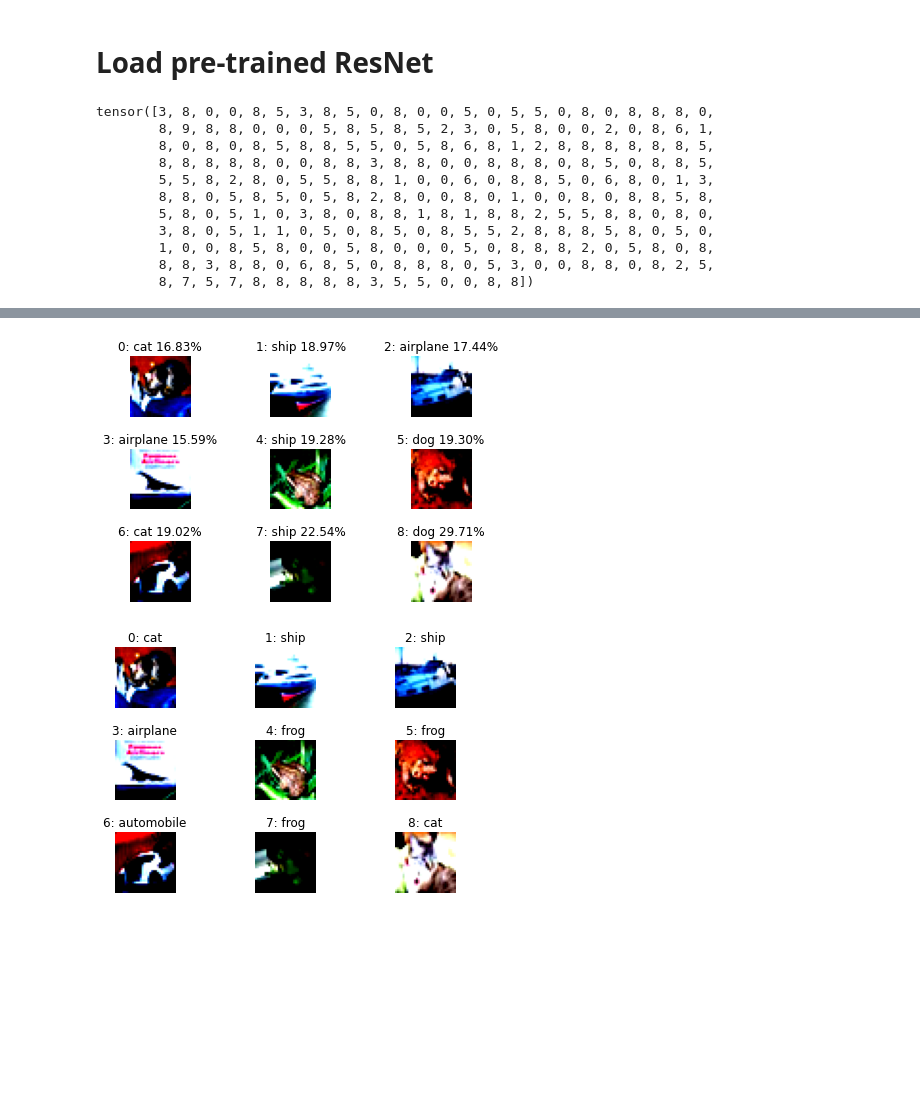
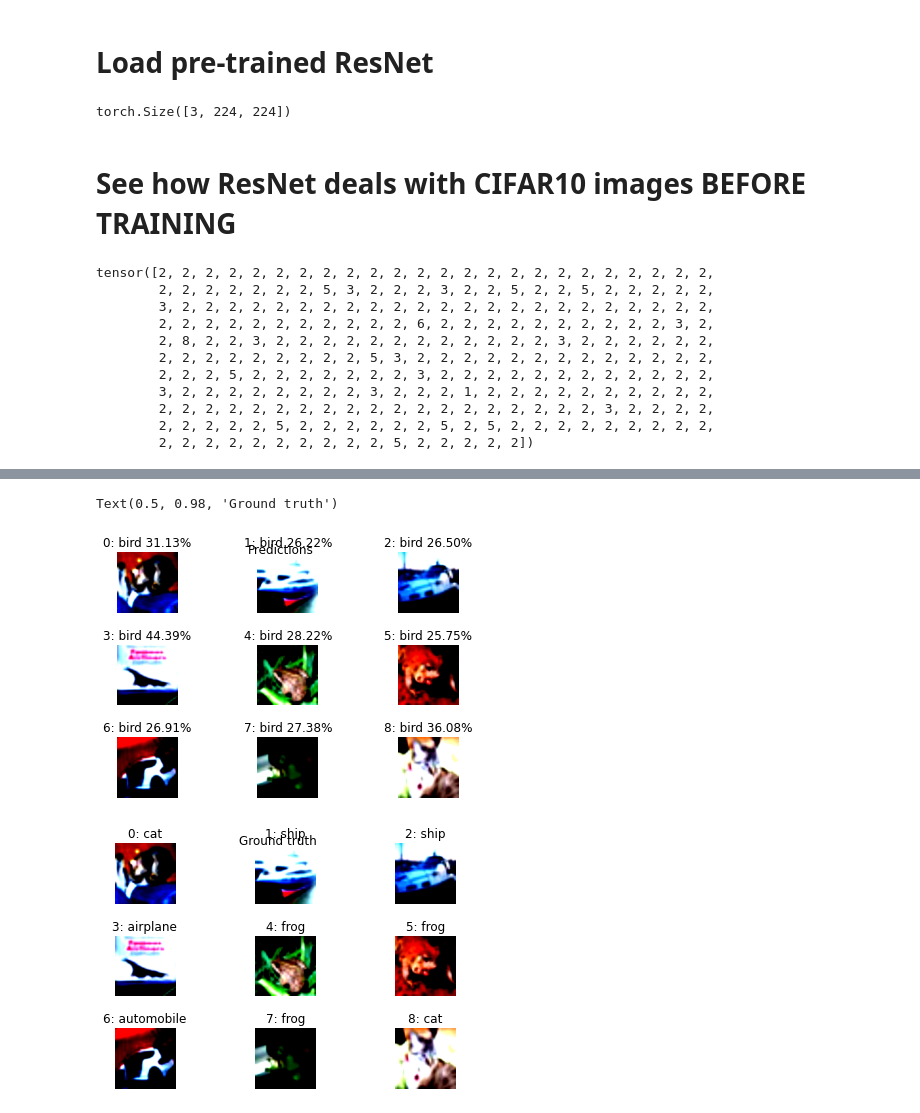
Before and after one commit to ShlomiRex/deep_learning_course, a Jupyter notebook: maman13/q3/q3_2_with_transform.ipynb, the cells around one changed output, grey strips where cells are left out. Saved outputs shown, nothing was run; the diff lists cells and outputs as text; code cells hidden in the pictures; blank space fills up the shorter version.

```diff
--- a/maman13/q3/q3_2_with_transform.ipynb
+++ b/maman13/q3/q3_2_with_transform.ipynb
@@ -15,7 +15,9 @@ mean = torch.tensor([0.485, 0.456, 0.406])
 std = torch.tensor([0.229, 0.224, 0.225])
 
 transform = transforms.Compose([
-	transforms.Normalize(mean, std),
+	transforms.Resize((224, 224)),
+	transforms.ToTensor(),
+	transforms.Normalize(mean, std)
 ])
 # %%
 dataset = torchvision.datasets.CIFAR10(root="./cifar10", train=False, download=True, transform=transform)
@@ -50,23 +61,29 @@ resnet18.eval()
 
 images_batch, labels_batch = next(iter(dataloader))
 resnet18.fc = nn.Linear(in_features=512, out_features=10)
+
+print(images_batch[0].shape)  # Notice 3x224x224
+# %% [output]
+torch.Size([3, 224, 224])
+# %% [markdown]
+# See how ResNet deals with CIFAR10 images BEFORE TRAINING
 # %%
 prediction = resnet18(images_batch)
 softmax = nn.Softmax(dim=1)
 labels_prediction = torch.max(softmax(prediction), dim=1)
 print(labels_prediction.indices)
 # %% [output]
-tensor([3, 8, 0, 0, 8, 5, 3, 8, 5, 0, 8, 0, 0, 5, 0, 5, 5, 0, 8, 0, 8, 8, 8, 0,
-        8, 9, 8, 8, 0, 0, 0, 5, 8, 5, 8, 5, 2, 3, 0, 5, 8, 0, 0, 2, 0, 8, 6, 1,
-        8, 0, 8, 0, 8, 5, 8, 8, 5, 5, 0, 5, 8, 6, 8, 1, 2, 8, 8, 8, 8, 8, 8, 5,
-        8, 8, 8, 8, 8, 0, 0, 8, 8, 3, 8, 8, 0, 0, 8, 8, 8, 0, 8, 5, 0, 8, 8, 5,
-        5, 5, 8, 2, 8, 0, 5, 5, 8, 8, 1, 0, 0, 6, 0, 8, 8, 5, 0, 6, 8, 0, 1, 3,
-        8, 8, 0, 5, 8, 5, 0, 5, 8, 2, 8, 0, 0, 8, 0, 1, 0, 0, 8, 0, 8, 8, 5, 8,
-        5, 8, 0, 5, 1, 0, 3, 8, 0, 8, 8, 1, 8, 1, 8, 8, 2, 5, 5, 8, 8, 0, 8, 0,
-        3, 8, 0, 5, 1, 1, 0, 5, 0, 8, 5, 0, 8, 5, 5, 2, 8, 8, 8, 5, 8, 0, 5, 0,
-        1, 0, 0, 8, 5, 8, 0, 0, 5, 8, 0, 0, 0, 5, 0, 8, 8, 8, 2, 0, 5, 8, 0, 8,
-        8, 8, 3, 8, 8, 0, 6, 8, 5, 0, 8, 8, 8, 0, 5, 3, 0, 0, 8, 8, 0, 8, 2, 5,
-        8, 7, 5, 7, 8, 8, 8, 8, 8, 3, 5, 5, 0, 0, 8, 8])
+tensor([2, 2, 2, 2, 2, 2, 2, 2, 2, 2, 2, 2, 2, 2, 2, 2, 2, 2, 2, 2, 2, 2, 2, 2,
+        2, 2, 2, 2, 2, 2, 2, 5, 3, 2, 2, 2, 3, 2, 2, 5, 2, 2, 5, 2, 2, 2, 2, 2,
+        3, 2, 2, 2, 2, 2, 2, 2, 2, 2, 2, 2, 2, 2, 2, 2, 2, 2, 2, 2, 2, 2, 2, 2,
+        2, 2, 2, 2, 2, 2, 2, 2, 2, 2, 2, 6, 2, 2, 2, 2, 2, 2, 2, 2, 2, 2, 3, 2,
+        2, 8, 2, 2, 3, 2, 2, 2, 2, 2, 2, 2, 2, 2, 2, 2, 2, 3, 2, 2, 2, 2, 2, 2,
+        2, 2, 2, 2, 2, 2, 2, 2, 2, 5, 3, 2, 2, 2, 2, 2, 2, 2, 2, 2, 2, 2, 2, 2,
+        2, 2, 2, 5, 2, 2, 2, 2, 2, 2, 2, 3, 2, 2, 2, 2, 2, 2, 2, 2, 2, 2, 2, 2,
+        3, 2, 2, 2, 2, 2, 2, 2, 2, 3, 2, 2, 2, 1, 2, 2, 2, 2, 2, 2, 2, 2, 2, 2,
+        2, 2, 2, 2, 2, 2, 2, 2, 2, 2, 2, 2, 2, 2, 2, 2, 2, 2, 2, 3, 2, 2, 2, 2,
+        2, 2, 2, 2, 2, 5, 2, 2, 2, 2, 2, 2, 5, 2, 5, 2, 2, 2, 2, 2, 2, 2, 2, 2,
+        2, 2, 2, 2, 2, 2, 2, 2, 2, 2, 5, 2, 2, 2, 2, 2])
 # %%
 n = 3
 fig, ax = plt.subplots(n, n)
@@ -82,32 +99,37 @@ for row in range(n):
 		prob = labels_prediction.values[img_i].item() * 100 # Get probability of the image being of the class
 		prob = '%.2f' % prob # Show only 2 decimal places
 
 		title = f"{img_i}: {label} {prob}%"
 
 		cur_ax.set_axis_off()
 		cur_ax.set_title(str(title))
 		o = images_batch[img_i].numpy().transpose(1, 2, 0)
 		cur_ax.imshow(o)
 
+plt.suptitle("Predictions")
+
+
 plot_9_imgs(images_batch, labels_batch)
+plt.suptitle("Ground truth")
 # %% [output]
 Clipping input data to the valid range for imshow with RGB data ([0..1] for floats or [0..255] for integers).
 Clipping input data to the valid range for imshow with RGB data ([0..1] for floats or [0..255] for integers).
 Clipping input data to the valid range for imshow with RGB data ([0..1] for floats or [0..255] for integers).
 Clipping input data to the valid range for imshow with RGB data ([0..1] for floats or [0..255] for integers).
 Clipping input data to the valid range for imshow with RGB data ([0..1] for floats or [0..255] for integers).
 Clipping input data to the valid range for imshow with RGB data ([0..1] for floats or [0..255] for integers).
 Clipping input data to the valid range for imshow with RGB data ([0..1] for floats or [0..255] for integers).
 Clipping input data to the valid range for imshow with RGB data ([0..1] for floats or [0..255] for integers).
 Clipping input data to the valid range for imshow with RGB data ([0..1] for floats or [0..255] for integers).
 Clipping input data to the valid range for imshow with RGB data ([0..1] for floats or [0..255] for integers).
 Clipping input data to the valid range for imshow with RGB data ([0..1] for floats or [0..255] for integers).
 Clipping input data to the valid range for imshow with RGB data ([0..1] for floats or [0..255] for integers).
 Clipping input data to the valid range for imshow with RGB data ([0..1] for floats or [0..255] for integers).
 Clipping input data to the valid range for imshow with RGB data ([0..1] for floats or [0..255] for integers).
 Clipping input data to the valid range for imshow with RGB data ([0..1] for floats or [0..255] for integers).
 Clipping input data to the valid range for imshow with RGB data ([0..1] for floats or [0..255] for integers).
 Clipping input data to the valid range for imshow with RGB data ([0..1] for floats or [0..255] for integers).
 Clipping input data to the valid range for imshow with RGB data ([0..1] for floats or [0..255] for integers).
+Text(0.5, 0.98, 'Ground truth')
-[figure, old version]
+[figure, new version]
-[figure, old version]
+[figure, new version]
```
Also changed, not shown: parts of 1 cell of this notebook, 2 other files.
